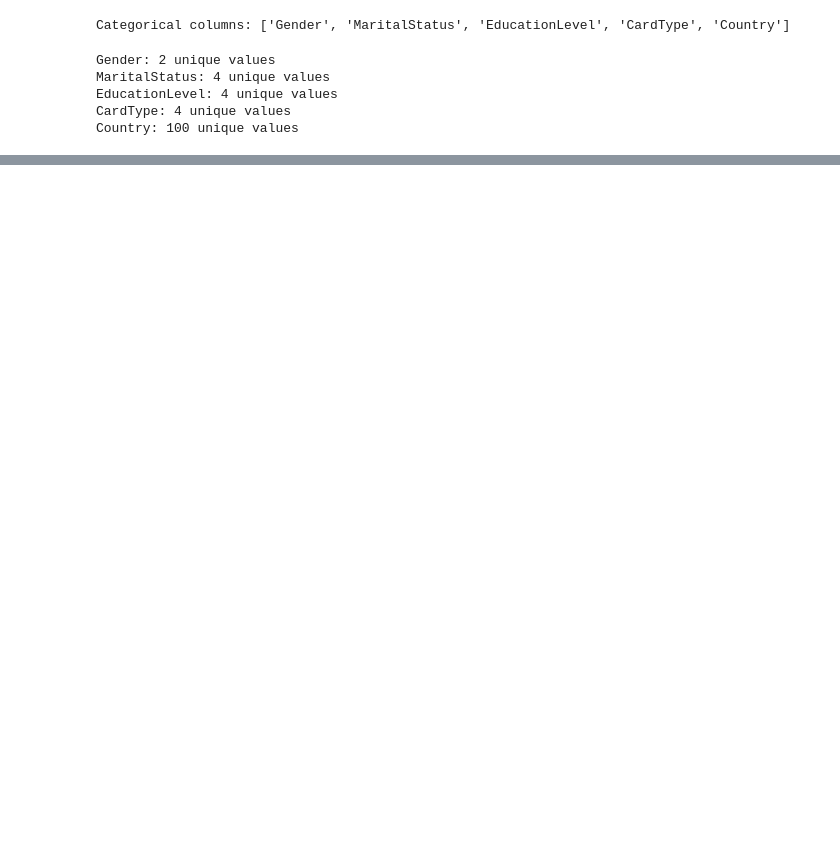
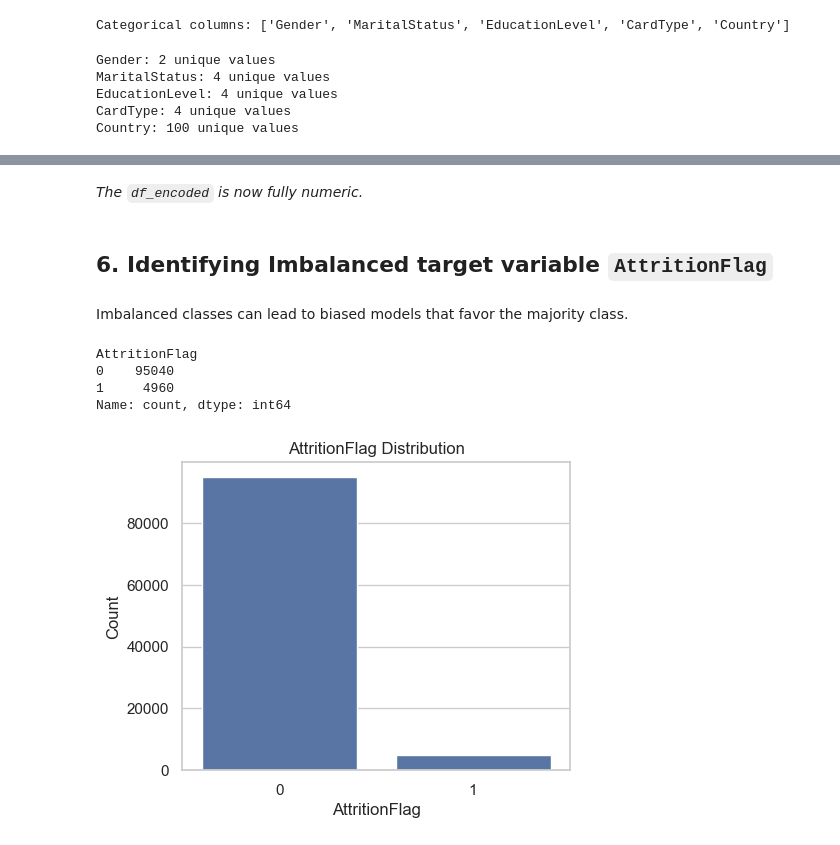
Before and after one commit to shrimpeu/Churn-Prediction-for-Credit-Card-Holders-Using-Predictive-Analytics, a Jupyter notebook: notebooks/reports/1_Data Cleaning.ipynb, the cells around one changed output, grey strips where cells are left out. Drawn from its saved outputs; the diff is of its cells as text; code cells hidden in the pictures; blank space fills up the shorter version.

```diff
--- a/notebooks/reports/1_Data Cleaning.ipynb
+++ b/notebooks/reports/1_Data Cleaning.ipynb
@@ -414,0 +452,13 @@ Country: 100 unique values
+# %%
+import pandas as pd
+
+# Columns to one-hot encode
+low_cardinality_cols = ["Gender", "MaritalStatus", "EducationLevel", "CardType"]
+
+# One-hot encode
+df_encoded = pd.get_dummies(df, columns=low_cardinality_cols, drop_first=False)
+
+print("Shape before encoding:", df.shape)
+print("Shape after encoding:", df_encoded.shape)
+
+print("One-hot encoding done.")
@@ -414,0 +493,12 @@ Country: 100 unique values
+# %%
+# Frequency encoding for Country column
+country_freq = df_encoded['Country'].value_counts(normalize=False)  # counts (not percentage)
+
+# Map frequencies back to the dataframe
+df_encoded['Country_FE'] = df_encoded['Country'].map(country_freq)
+
+# Drop original Country column
+df_encoded.drop(columns=['Country'], inplace=True)
+
+print("Frequency encoding applied to Country column.")
+print(df_encoded[['Country_FE']].head())
@@ -414,0 +557,27 @@ Country: 100 unique values
+# %% [markdown]
+*The `df_encoded` is now fully numeric.*
+# %% [markdown]
+## 6. Identifying Imbalanced target variable `AttritionFlag`
+# %% [markdown]
+Imbalanced classes can lead to biased models that favor the majority class.
+# %%
+import matplotlib.pyplot as plt
+import seaborn as sns
+
+# Check distribution
+class_counts = df_encoded['AttritionFlag'].value_counts()
+print(class_counts)
+
+# Visualize
+plt.figure(figsize=(5,4))
+sns.barplot(x=class_counts.index, y=class_counts.values)
+plt.title("AttritionFlag Distribution")
+plt.xlabel("AttritionFlag")
+plt.ylabel("Count")
+plt.show()
+# %% [output]
+AttritionFlag
+0    95040
+1     4960
+Name: count, dtype: int64
+[figure, added]
```
Also changed, not shown: parts of 36 cells of this notebook, 1 other file.
